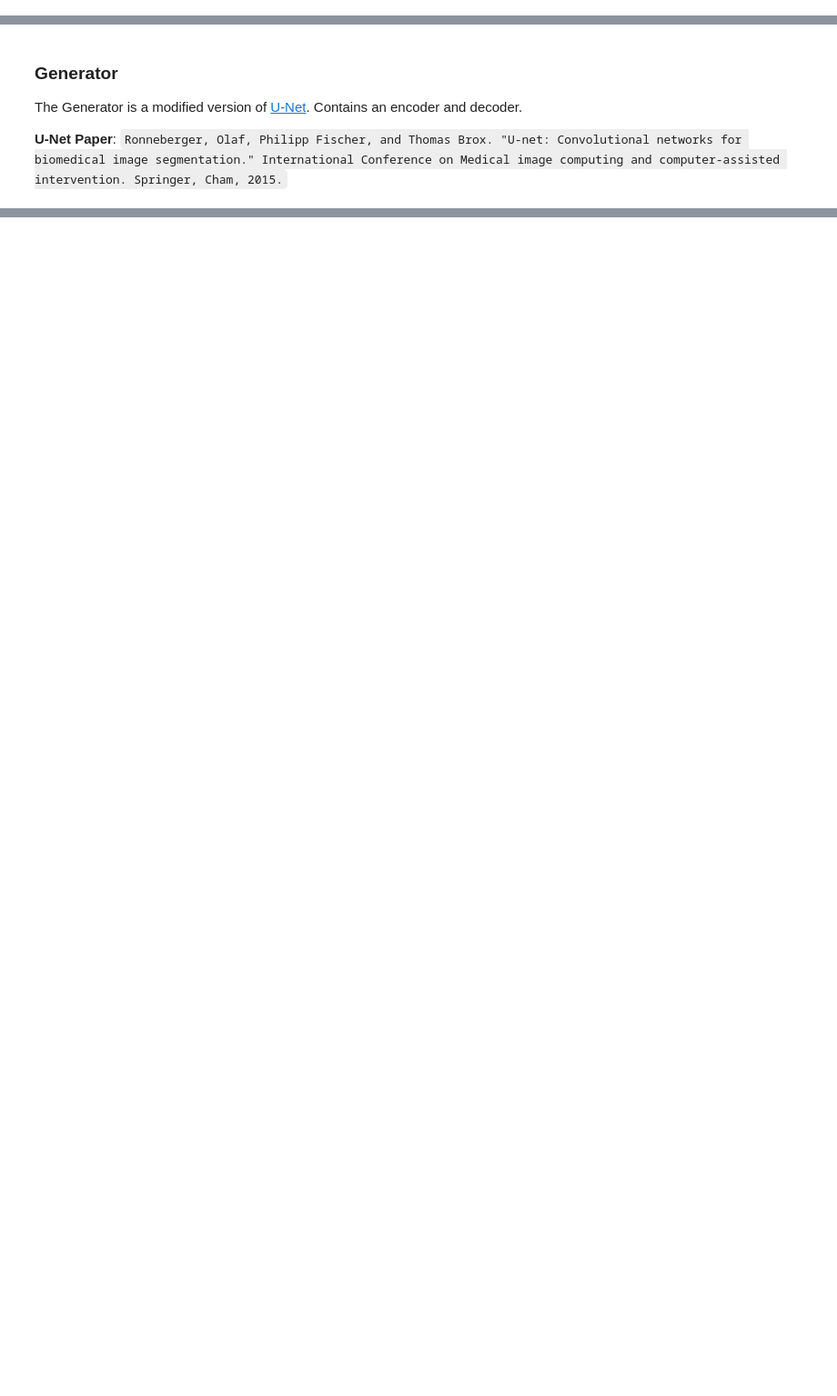
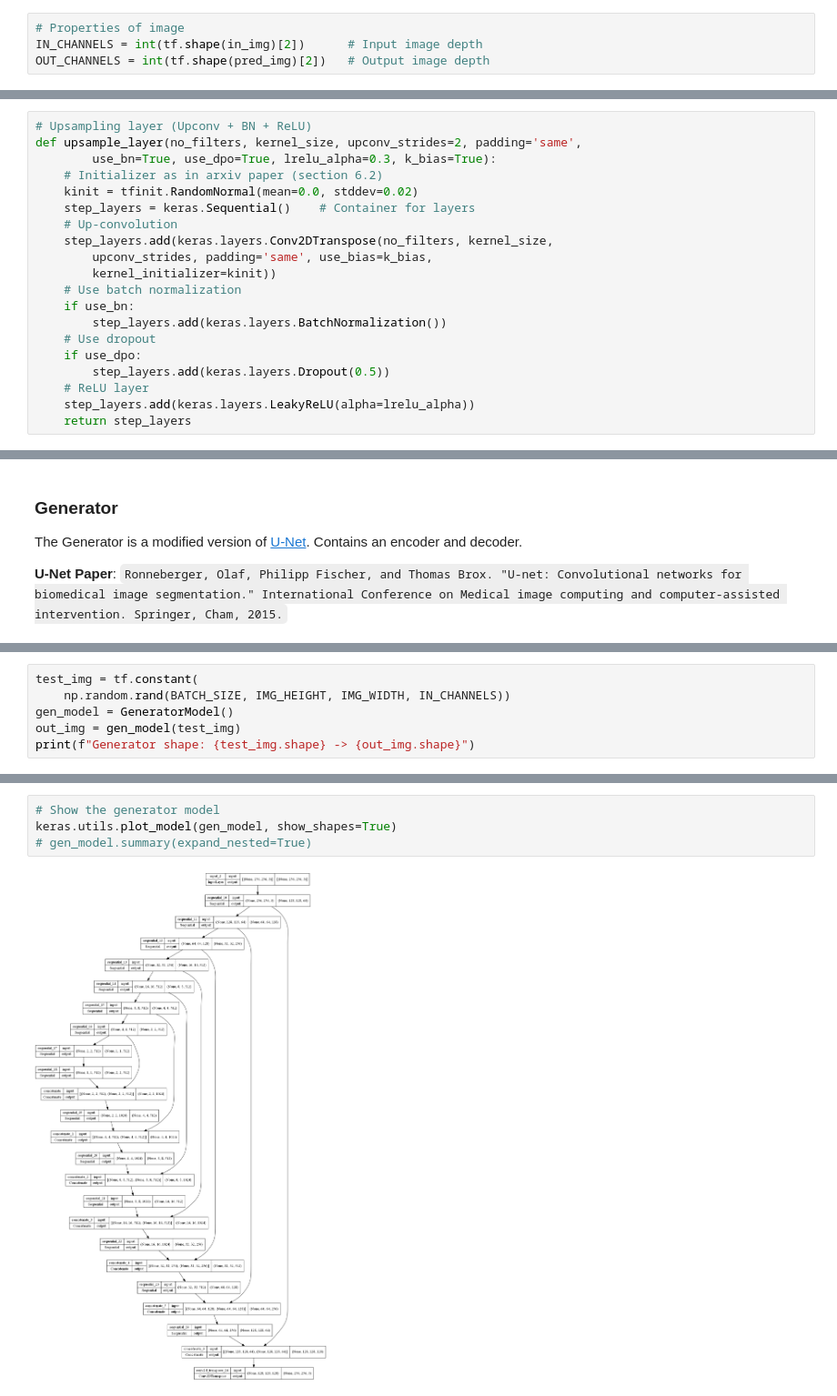
Before and after one commit to TheProjectsGuy/CV22-Project-Zen, a Jupyter notebook: pix2pix_tutorial.ipynb, the cells around one changed output, grey strips where cells are left out. Shown at 91% size. Drawn from its saved outputs; the diff is of its cells as text; blank space fills up the shorter version.

Commit message:
Created models and have to now defined and explain the loss functions

```diff
--- a/pix2pix_tutorial.ipynb
+++ b/pix2pix_tutorial.ipynb
@@ -260,0 +265,4 @@ The networks described in the pix2pix paper. The generator comprises of an encod
+# %%
+# Properties of image
+IN_CHANNELS = int(tf.shape(in_img)[2])      # Input image depth
+OUT_CHANNELS = int(tf.shape(pred_img)[2])   # Output image depth
@@ -260,0 +293,20 @@ The networks described in the pix2pix paper. The generator comprises of an encod
+# %%
+# Upsampling layer (Upconv + BN + ReLU)
+def upsample_layer(no_filters, kernel_size, upconv_strides=2, padding='same',
+        use_bn=True, use_dpo=True, lrelu_alpha=0.3, k_bias=True):
+    # Initializer as in arxiv paper (section 6.2)
+    kinit = tfinit.RandomNormal(mean=0.0, stddev=0.02)
+    step_layers = keras.Sequential()    # Container for layers
+    # Up-convolution
+    step_layers.add(keras.layers.Conv2DTranspose(no_filters, kernel_size,
+        upconv_strides, padding='same', use_bias=k_bias,
+        kernel_initializer=kinit))
+    # Use batch normalization
+    if use_bn:
+        step_layers.add(keras.layers.BatchNormalization())
+    # Use dropout
+    if use_dpo:
+        step_layers.add(keras.layers.Dropout(0.5))
+    # ReLU layer
+    step_layers.add(keras.layers.LeakyReLU(alpha=lrelu_alpha))
+    return step_layers
@@ -269,0 +391,6 @@ The Generator is a modified version of [U-Net][u-net-paper]. Contains an encoder
+# %%
+test_img = tf.constant(
+    np.random.rand(BATCH_SIZE, IMG_HEIGHT, IMG_WIDTH, IN_CHANNELS))
+gen_model = GeneratorModel()
+out_img = gen_model(test_img)
+print(f"Generator shape: {test_img.shape} -> {out_img.shape}")
@@ -269,0 +399,6 @@ The Generator is a modified version of [U-Net][u-net-paper]. Contains an encoder
+# %%
+# Show the generator model
+keras.utils.plot_model(gen_model, show_shapes=True)
+# gen_model.summary(expand_nested=True)
+# %% [output]
+[figure, added]
```
Also changed, not shown: parts of 22 cells of this notebook, 3 other files.
